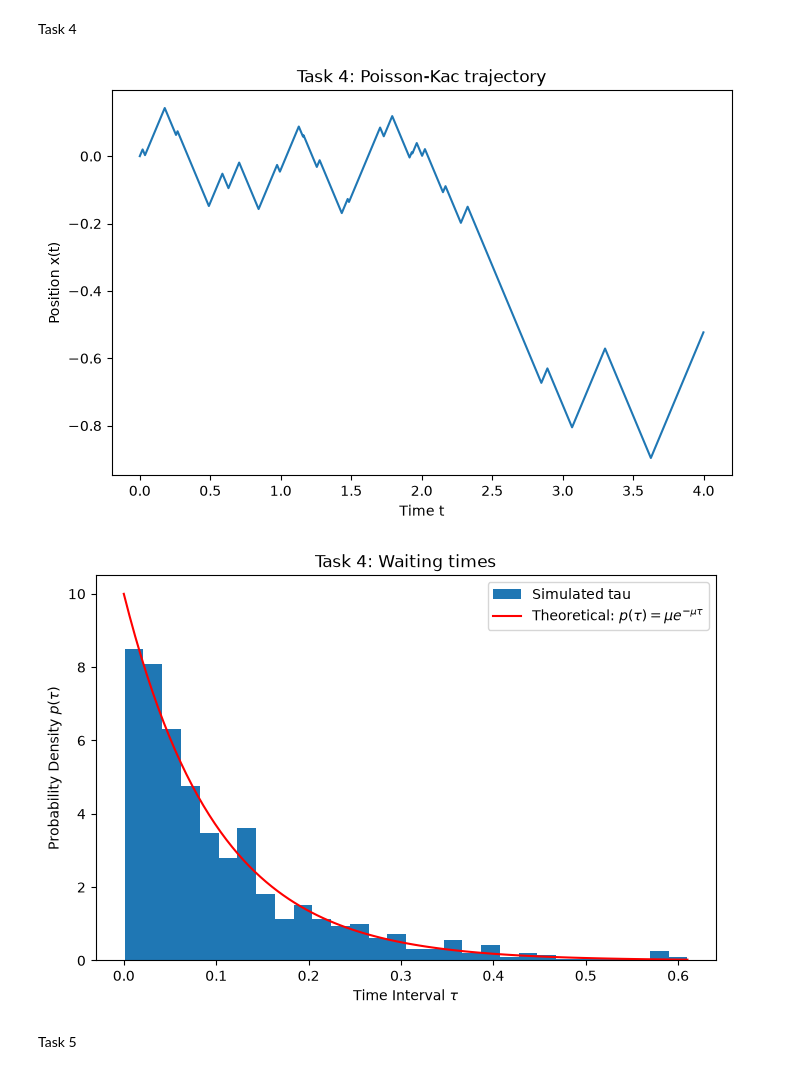
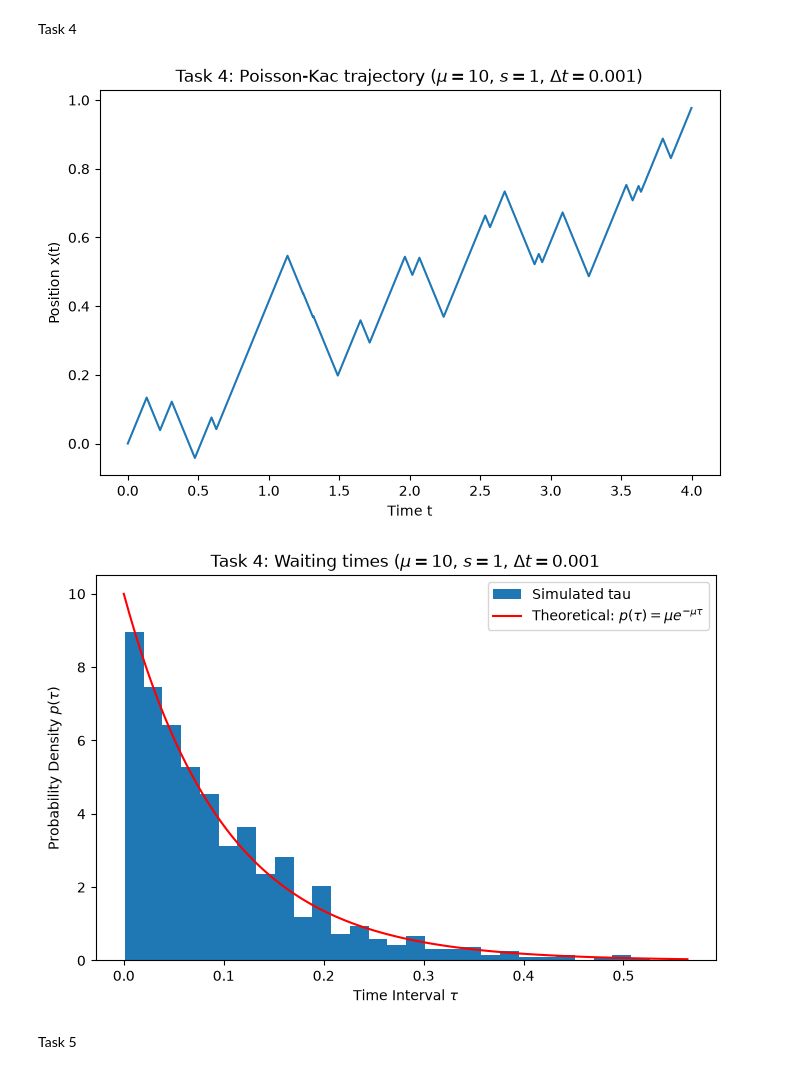
Before and after one commit to 04milano/VibeCoders-Poisson-Kac, a Jupyter notebook: Poisson-Kac_VibeCoders_Notebook.ipynb, the cells around one changed output. Cells and saved outputs as stored; diff of their text form; code cells hidden in the pictures.

Commit message:
Task 6 results

```diff
--- a/Poisson-Kac_VibeCoders_Notebook.ipynb
+++ b/Poisson-Kac_VibeCoders_Notebook.ipynb
@@ -179,37 +179,39 @@ for steps in range(1, n_steps + 1):
 
     r = rng.uniform(0, 1)
 
     if r < f:
         v = -v
         flip_steps.append(steps)
 
 #print(len(x_values))
 #print(len(flip_steps))
 
 t_values = np.arange(len(x_values)) * dt
 
 plt.figure(figsize=(8, 5))
 plt.plot(t_values[:4000], x_values[:4000])
 plt.xlabel("Time t")
 plt.ylabel("Position x(t)")
-plt.title("Task 4: Poisson-Kac trajectory")
+plt.title(rf"Task 4: Poisson-Kac trajectory ($\mu={mu}$, $s={s}$, $\Delta t={dt}$)")
+#plt.savefig('images/task4_poisson-kac-trajectory_Nicola.png')
 plt.show()
 
 tau = np.diff(flip_steps) * dt
 tau_theoretical = np.linspace(0,np.max(tau), 100)
 tau_theoretical_curve = mu * np.exp(-mu * tau_theoretical)
 
 plt.figure(figsize=(8, 5))
 plt.hist(tau, bins = 30, density = True, label='Simulated tau')
 plt.plot(tau_theoretical, tau_theoretical_curve, "r-", label=r"Theoretical: $p(\tau) = \mu e^{-\mu\tau}$")
 plt.xlabel(r'Time Interval $\tau$')
 plt.ylabel(r'Probability Density $p(\tau)$')
-plt.title("Task 4: Waiting times")
+plt.title(rf"Task 4: Waiting times ($\mu={mu}$, $s={s}$, $\Delta t={dt}$")
 plt.legend()
+#plt.savefig('images/task4_waiting_times_Nicola.png')
 plt.show()
 # %% [output]
-[figure, old version]
+[figure, new version]
-[figure, old version]
+[figure, new version]
 # %% [markdown]
 Task 5
 # %%
```
Also changed, not shown: parts of 6 cells of this notebook, 2 other files.
